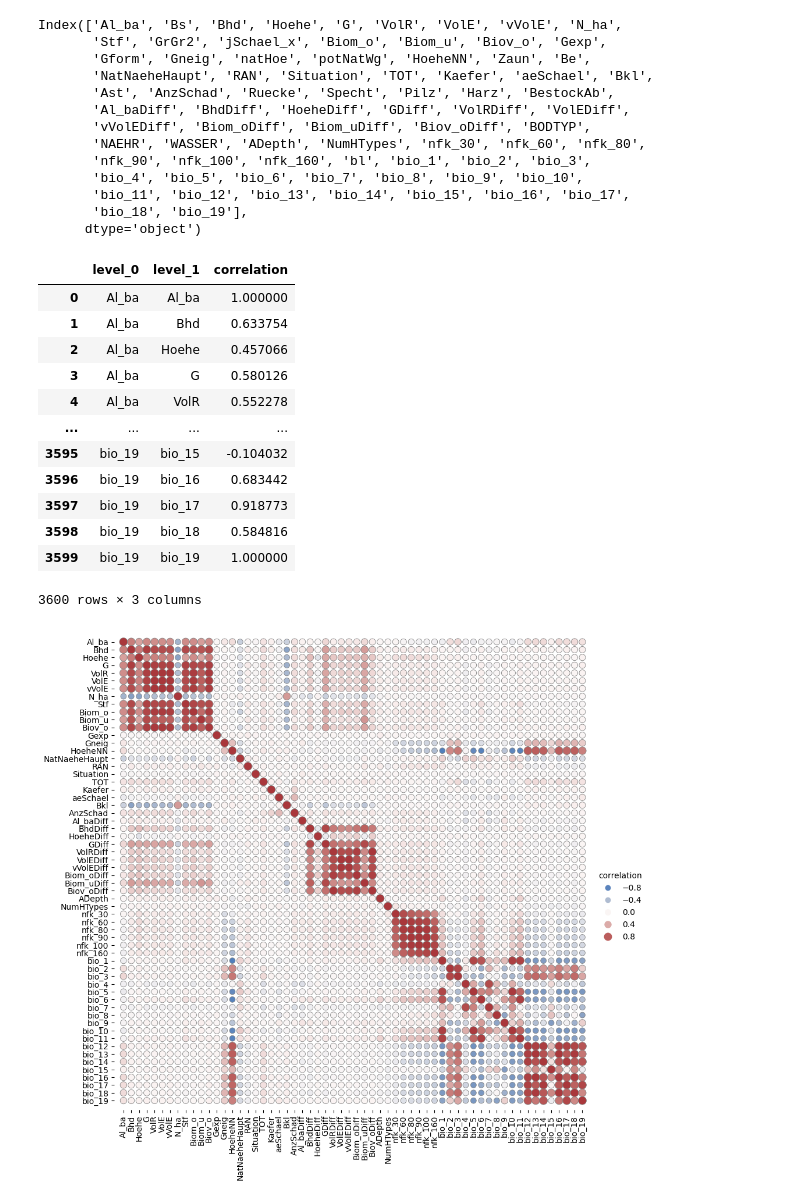
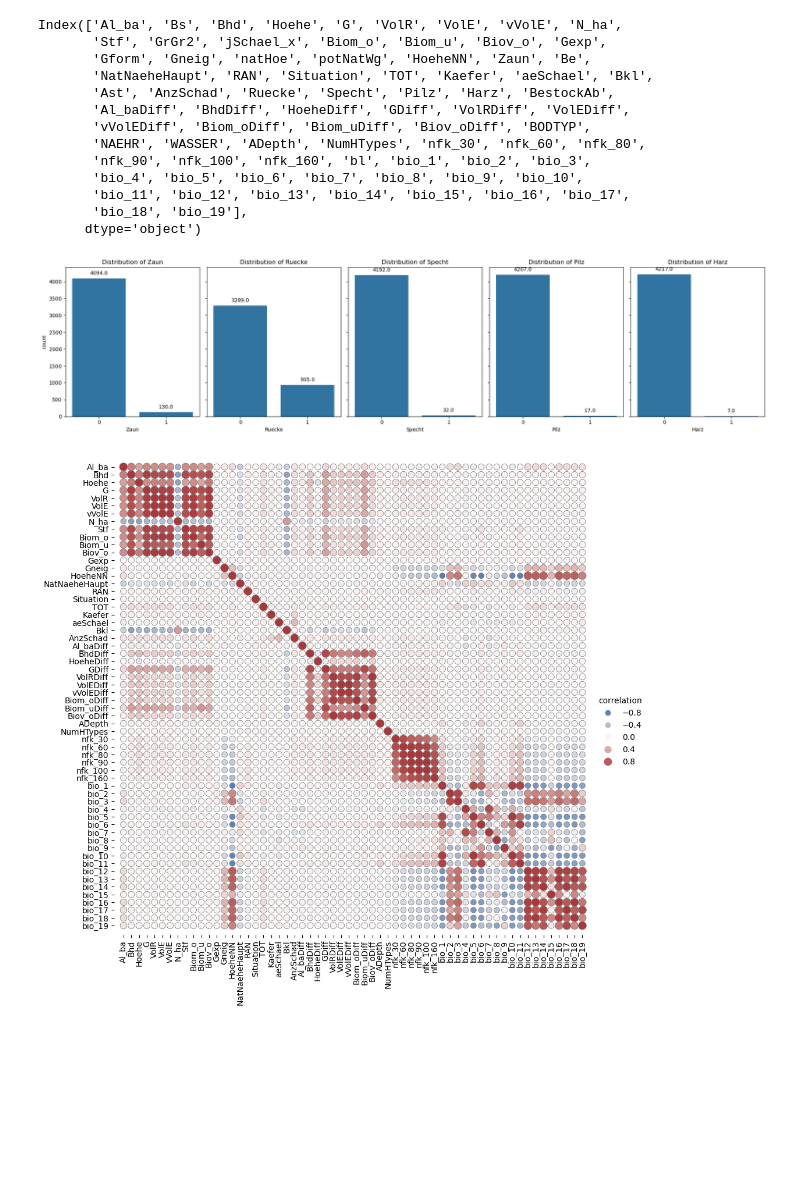
Before and after one commit to hansendav/UBS-ML-24, a Jupyter notebook: notebooks/m1_datasetdescription.ipynb, the cells around one changed output. Drawn from its saved outputs; the diff is of its cells as text; code cells hidden in the pictures; blank space fills up the shorter version.

```diff
--- a/notebooks/m1_datasetdescription.ipynb
+++ b/notebooks/m1_datasetdescription.ipynb
@@ -253,24 +247,21 @@ columns_to_drop = [
     'Harz', 'BestockAb', 'BODTYP', 'NAEHR', 'WASSER', 'bl'
 ]
 features_continuous = features.drop(columns_to_drop, axis=1)
+# %%
+boolean_features = ['Zaun', 'Ruecke', 'Specht', 'Pilz', 'Harz']
+fig, axes = plt.subplots(1, len(boolean_features), figsize=(20, 5), sharey=True)
+for ax, feature in zip(axes, boolean_features):
+    sns.countplot(x=feature, data=features, ax=ax)
+    ax.set_title(f'Distribution of {feature}')
+    for p in ax.patches:
+        ax.annotate(f'{p.get_height()}', (p.get_x() + p.get_width() / 2., p.get_height()),
+                    ha='center', va='center', xytext=(0, 10), textcoords='offset points')
+plt.tight_layout()
+plt.show()
+# %% [output]
+[figure, added]
 # %%
 corr_mat = features_continuous.corr().stack().reset_index(name="correlation")
-# %%
-corr_mat
-# %% [output]
-|  | level_0 | level_1 | correlation |
-| 0 | Al_ba | Al_ba | 1.000000 |
-| 1 | Al_ba | Bhd | 0.633754 |
-| 2 | Al_ba | Hoehe | 0.457066 |
-| 3 | Al_ba | G | 0.580126 |
-| 4 | Al_ba | VolR | 0.552278 |
-| ... | ... | ... | ... |
-| 3595 | bio_19 | bio_15 | -0.104032 |
-| 3596 | bio_19 | bio_16 | 0.683442 |
-| 3597 | bio_19 | bio_17 | 0.918773 |
-| 3598 | bio_19 | bio_18 | 0.584816 |
-| 3599 | bio_19 | bio_19 | 1.000000 |
-3600 rows × 3 columns
 # %%
 # Create a scatter plot with correlation data
 g = sns.relplot(
```
Also changed, not shown: parts of 10 cells of this notebook.
